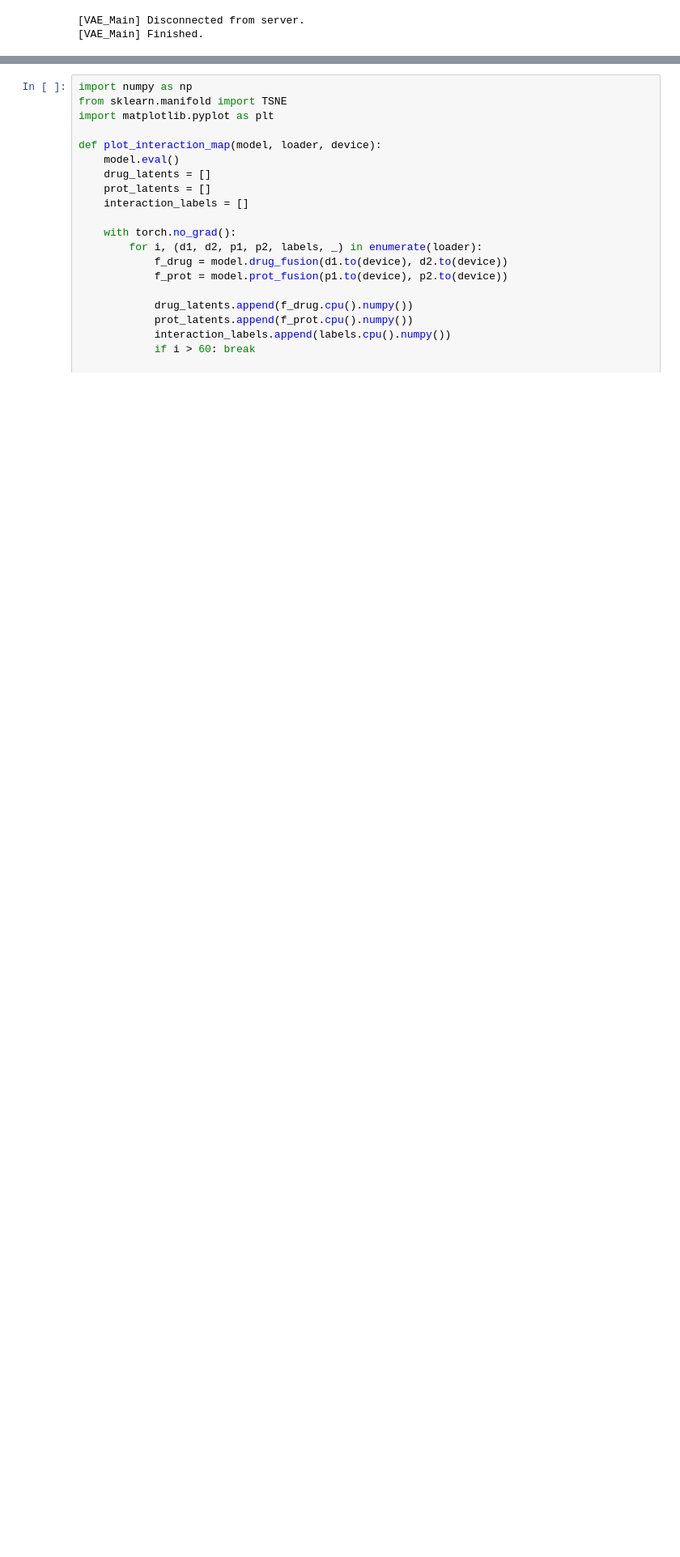
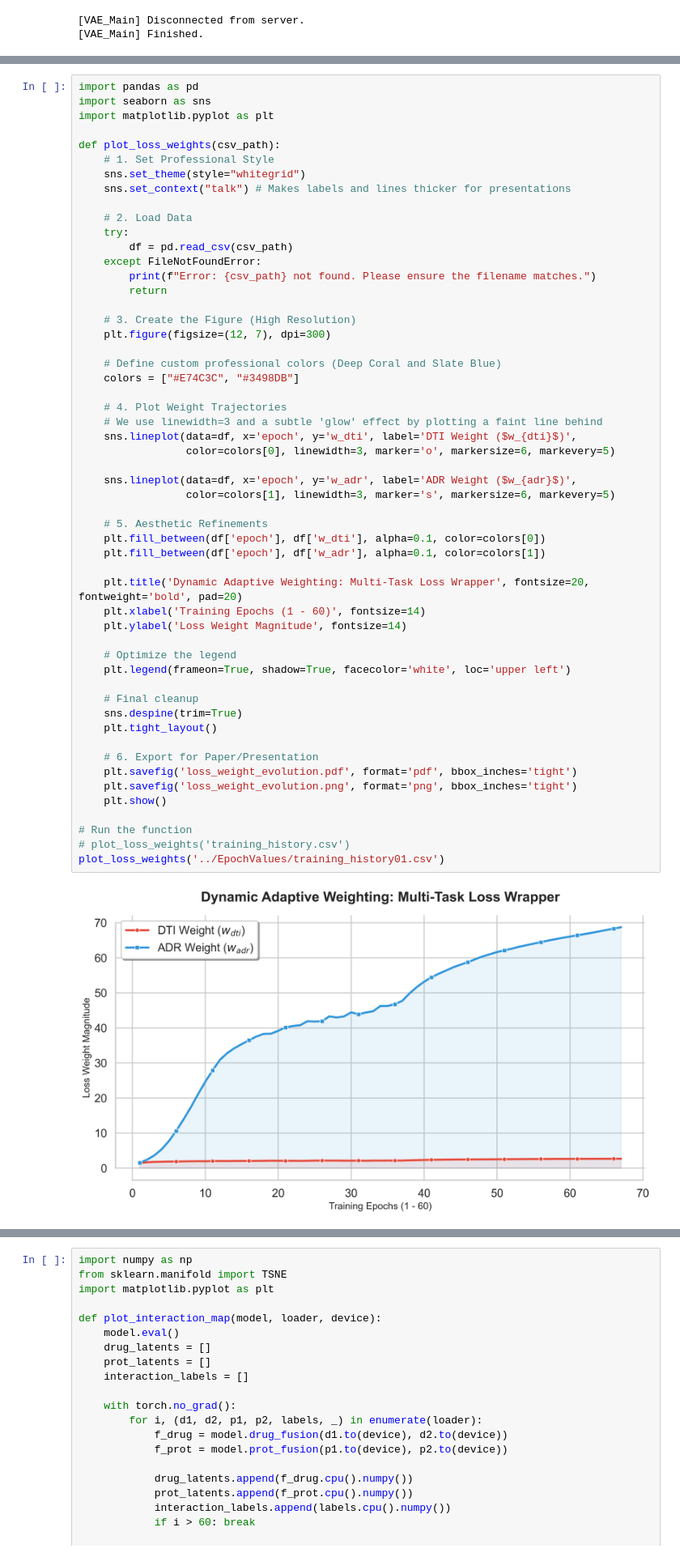
Before and after one commit to sabbir-mirza-013/Deep-Learning-Frameworks-for-Multi-Task-Prediction-of-Drug-Target-Interactions-and-Adverse-Effects, a Jupyter notebook: Model/TestModel/main.ipynb, the cells around one changed output, grey strips where cells are left out. Shown at 81% size. Drawn from its saved outputs; the diff is of its cells as text; blank space fills up the shorter version.

```diff
--- a/Model/TestModel/main.ipynb
+++ b/Model/TestModel/main.ipynb
@@ -759,0 +770,56 @@ plot_separated_entities(model, val_loader, device)
+# %%
+import pandas as pd
+import seaborn as sns
+import matplotlib.pyplot as plt
+
+def plot_loss_weights(csv_path):
+    # 1. Set Professional Style
+    sns.set_theme(style="whitegrid")
+    sns.set_context("talk") # Makes labels and lines thicker for presentations
+
+    # 2. Load Data
+    try:
+        df = pd.read_csv(csv_path)
+    except FileNotFoundError:
+        print(f"Error: {csv_path} not found. Please ensure the filename matches.")
+        return
+
+    # 3. Create the Figure (High Resolution)
+    plt.figure(figsize=(12, 7), dpi=300)
+
+    # Define custom professional colors (Deep Coral and Slate Blue)
+    colors = ["#E74C3C", "#3498DB"]
+
+    # 4. Plot Weight Trajectories
+    # We use linewidth=3 and a subtle 'glow' effect by plotting a faint line behind
+    sns.lineplot(data=df, x='epoch', y='w_dti', label='DTI Weight ($w_{dti}$)',
+                 color=colors[0], linewidth=3, marker='o', markersize=6, markevery=5)
+
+    sns.lineplot(data=df, x='epoch', y='w_adr', label='ADR Weight ($w_{adr}$)',
+                 color=colors[1], linewidth=3, marker='s', markersize=6, markevery=5)
+
+    # 5. Aesthetic Refinements
+    plt.fill_between(df['epoch'], df['w_dti'], alpha=0.1, color=colors[0])
+    plt.fill_between(df['epoch'], df['w_adr'], alpha=0.1, color=colors[1])
+
+    plt.title('Dynamic Adaptive Weighting: Multi-Task Loss Wrapper', fontsize=20, fontweight='bold', pad=20)
+    plt.xlabel('Training Epochs (1 - 60)', fontsize=14)
+    plt.ylabel('Loss Weight Magnitude', fontsize=14)
+
+    # Optimize the legend
+    plt.legend(frameon=True, shadow=True, facecolor='white', loc='upper left')
+
+    # Final cleanup
+    sns.despine(trim=True)
+    plt.tight_layout()
+
+    # 6. Export for Paper/Presentation
+    plt.savefig('loss_weight_evolution.pdf', format='pdf', bbox_inches='tight')
+    plt.savefig('loss_weight_evolution.png', format='png', bbox_inches='tight')
+    plt.show()
+
+# Run the function
+# plot_loss_weights('training_history.csv')
+plot_loss_weights('../EpochValues/training_history01.csv')
+# %% [output]
+[figure, added]
```
Also changed, not shown: parts of 14 cells of this notebook, 21 other files.
